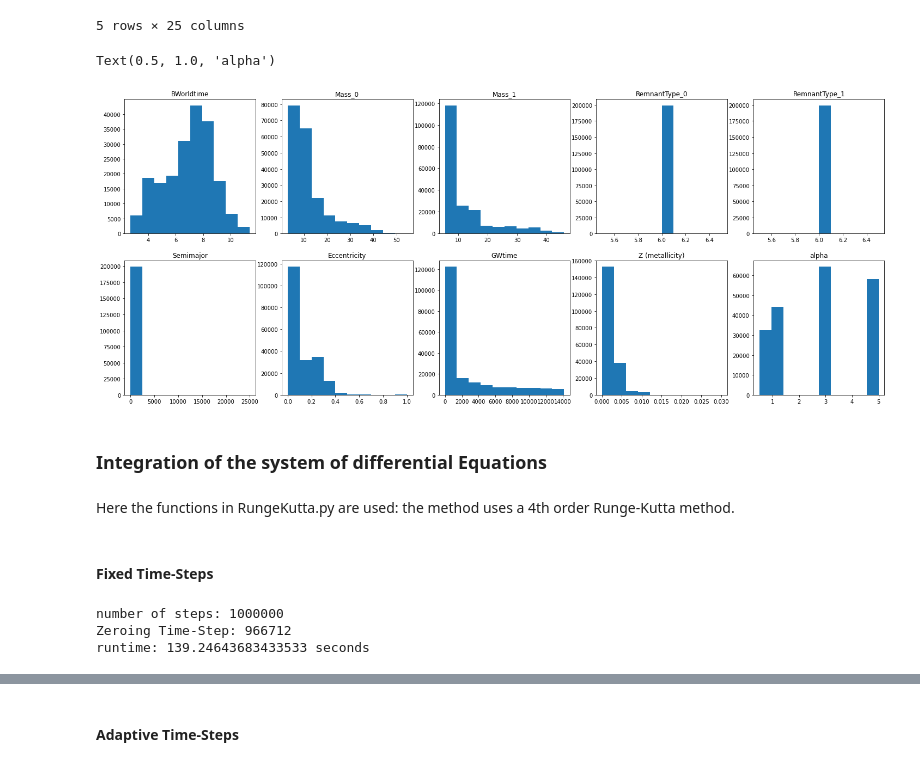
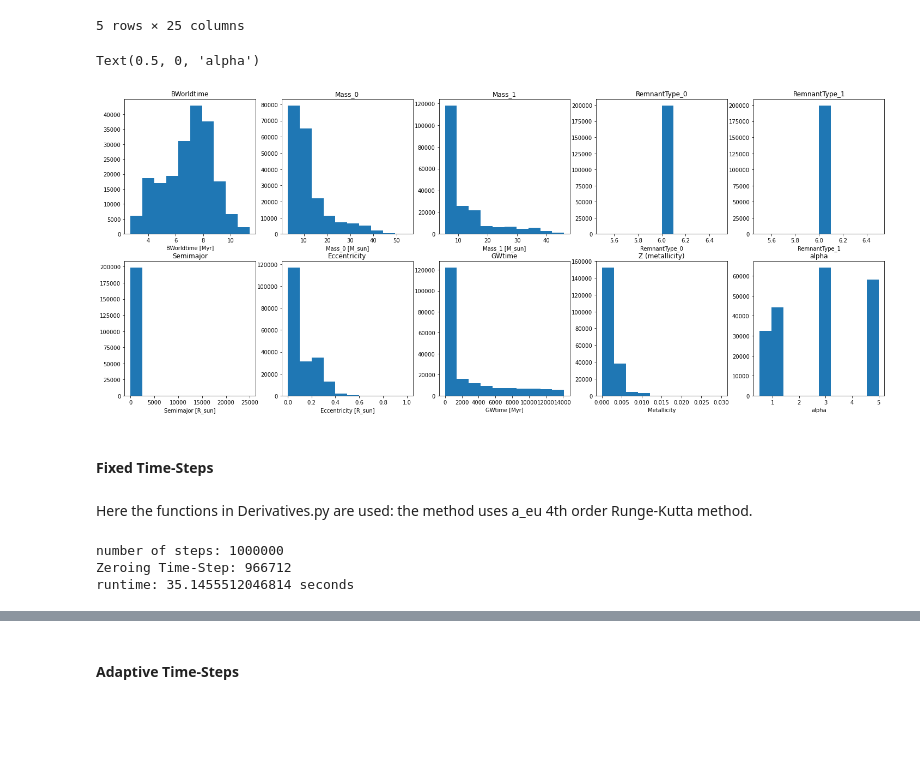
Before and after one commit to Bahadoram/Delay-Time-Dist.-of-Compact-Binary-Objects, a Jupyter notebook: project.ipynb, the cells around one changed output, grey strips where cells are left out. Cells and saved outputs as stored; diff of their text form; code cells hidden in the pictures; blank space fills up the shorter version.

```diff
--- a/project.ipynb
+++ b/project.ipynb
@@ -31,47 +31,55 @@ BHBH.head()
 # %%
 fig, ax = plt.subplots(ncols=5, nrows=2, figsize=(25, 10))
 
+# here put the units of the x axis
+
 ax[0,0].hist(BHBHm.BWorldtime)
 ax[0,0].set_title('BWorldtime')
+ax[0,0].set_xlabel('BWorldtime [Myr]')
 
 ax[0,1].hist(BHBHm.Mass_0)
 ax[0,1].set_title('Mass_0')
+ax[0,1].set_xlabel('Mass_0 [M_sun]')
 
 ax[0,2].hist(BHBHm.Mass_1)
 ax[0,2].set_title('Mass_1')
+ax[0,2].set_xlabel('Mass_1 [M_sun]')
 
 ax[0,3].hist(BHBHm.RemnantType_0)
 ax[0,3].set_title('RemnantType_0')
+ax[0,3].set_xlabel('RemnantType_0')
 
 ax[0,4].hist(BHBHm.RemnantType_1)
 ax[0,4].set_title('RemnantType_1')
+ax[0,4].set_xlabel('RemnantType_1')
 
 ax[1,0].hist(BHBHm.Semimajor)
 ax[1,0].set_title('Semimajor')
+ax[1,0].set_xlabel('Semimajor [R_sun]')
 
 ax[1,1].hist(BHBHm.Eccentricity)
 ax[1,1].set_title('Eccentricity')
+ax[1,1].set_xlabel('Eccentricity [R_sun]')
 
 ax[1,2].hist(BHBHm.GWtime)
 ax[1,2].set_title('GWtime')
+ax[1,2].set_xlabel('GWtime [Myr]')
 
 ax[1,3].hist(BHBHm.Z)
 ax[1,3].set_title('Z (metallicity)')
+ax[1,3].set_xlabel('Metallicity')
 
 ax[1,4].hist(BHBHm.alpha)
 ax[1,4].set_title('alpha')
+ax[1,4].set_xlabel('alpha')
 # %% [output]
-Text(0.5, 1.0, 'alpha')
+Text(0.5, 0, 'alpha')
-[figure, old version]
+[figure, new version]
-# %% [markdown]
-### Integration of the system of differential Equations
-# %% [markdown]
-Here the functions in RungeKutta.py are used: the method uses a 4th order Runge-Kutta method.
 # %% [markdown]
 #### Fixed Time-Steps
+# %% [markdown]
+Here the functions in Derivatives.py are used: the method uses a_eu 4th order Runge-Kutta method.
 # %%
-start_time = time.time()
-
 TMIN = 0;  TMAX = 13 # s
 a0   = 56;   e0 = .02
 #initial_state = (a0, e0)
@@ -91,11 +99,12 @@ a, e = (np.zeros(shape=NSTEPS) for i in range(N))
 a[0] = a0
 e[0] = e0
 
-for i in range(NSTEPS-1):
-    yin    = [a[i], e[i]]
-    yout   = ODE_RK( t[i], yin, h, M2, M1 )
-    a[i+1] = yout[0]
-    e[i+1] = yout[1]
+start_time = time.time()
+i = 0
+# here instead of 0 should be r_sc
+while a[i] > 0:
+    a[i+1], e[i+1] = ODE_RK( t[i], (a[i], e[i]), h, M2, M1 )
+    i+=1
 
 print("number of steps: %s"  % NSTEPS)
 print("Zeroing Time-Step: %s"  % list(x <= 0 for x in a).index(True))
@@ -103,5 +112,5 @@ print("runtime: %s seconds" % (time.time() - start_time))
 # %% [output]
 number of steps: 1000000
 Zeroing Time-Step: 966712
-runtime: 139.24643683433533 seconds
+runtime: 35.1455512046814 seconds
 # %%
```
Also changed, not shown: parts of 19 cells of this notebook, 1 other file.
